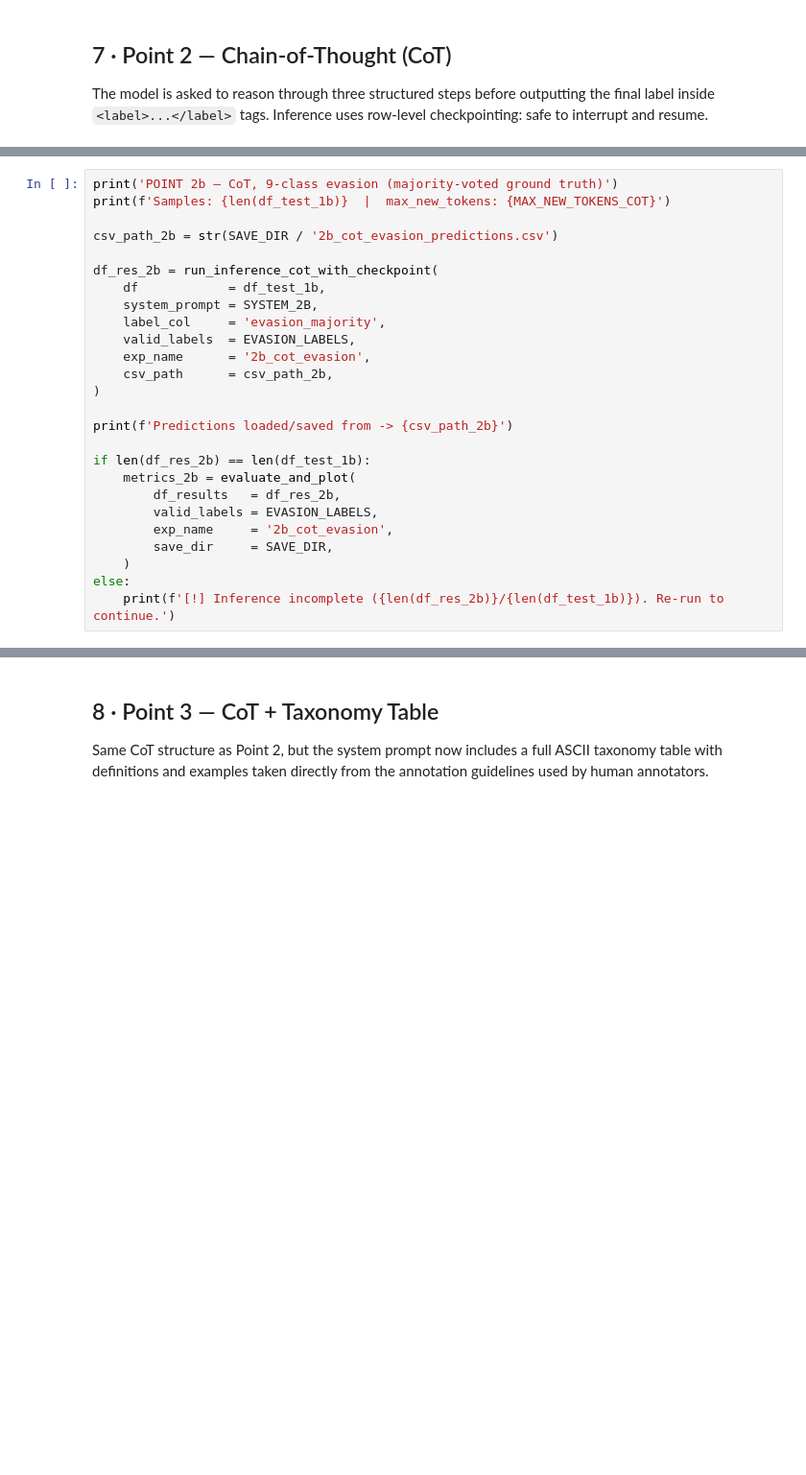
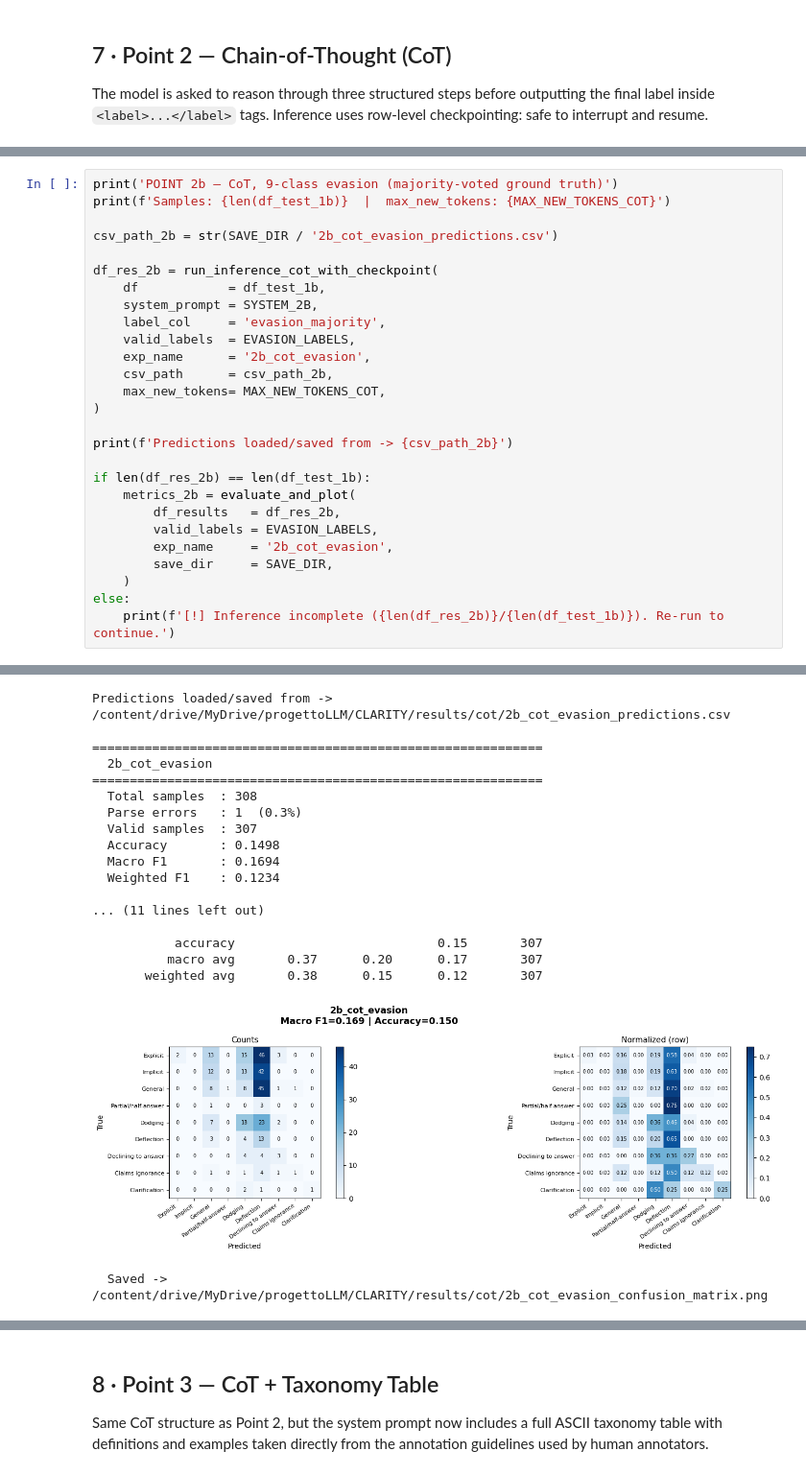
Before and after one commit to itsPinguiz/CLARITY, a Jupyter notebook: notebooks/03_cot_llm.ipynb, the cells around one changed output, grey strips where cells are left out. Shown at 96% size. Cells and saved outputs as stored; diff of their text form; blank space fills up the shorter version.

```diff
--- a/notebooks/03_cot_llm.ipynb
+++ b/notebooks/03_cot_llm.ipynb
@@ -798,6 +999,7 @@ df_res_2b = run_inference_cot_with_checkpoint(
     valid_labels  = EVASION_LABELS,
     exp_name      = '2b_cot_evasion',
     csv_path      = csv_path_2b,
+    max_new_tokens= MAX_NEW_TOKENS_COT,
 )
 
 print(f'Predictions loaded/saved from -> {csv_path_2b}')
@@ -811,3 +1013,4 @@ if len(df_res_2b) == len(df_test_1b):
     )
 else:
     print(f'[!] Inference incomplete ({len(df_res_2b)}/{len(df_test_1b)}). Re-run to continue.')
+# %% [output]
@@ -813,0 +1020,19 @@ else:
+Predictions loaded/saved from -> /content/drive/MyDrive/progettoLLM/CLARITY/results/cot/2b_cot_evasion_predictions.csv
+
+============================================================
+  2b_cot_evasion
+============================================================
+  Total samples  : 308
+  Parse errors   : 1  (0.3%)
+  Valid samples  : 307
+  Accuracy       : 0.1498
+  Macro F1       : 0.1694
+  Weighted F1    : 0.1234
+
+... (11 lines left out)
+
+           accuracy                           0.15       307
+          macro avg       0.37      0.20      0.17       307
+       weighted avg       0.38      0.15      0.12       307
+[figure, added]
+  Saved -> /content/drive/MyDrive/progettoLLM/CLARITY/results/cot/2b_cot_evasion_confusion_matrix.png
```
Also changed, not shown: parts of 35 cells of this notebook, 17 other files.
